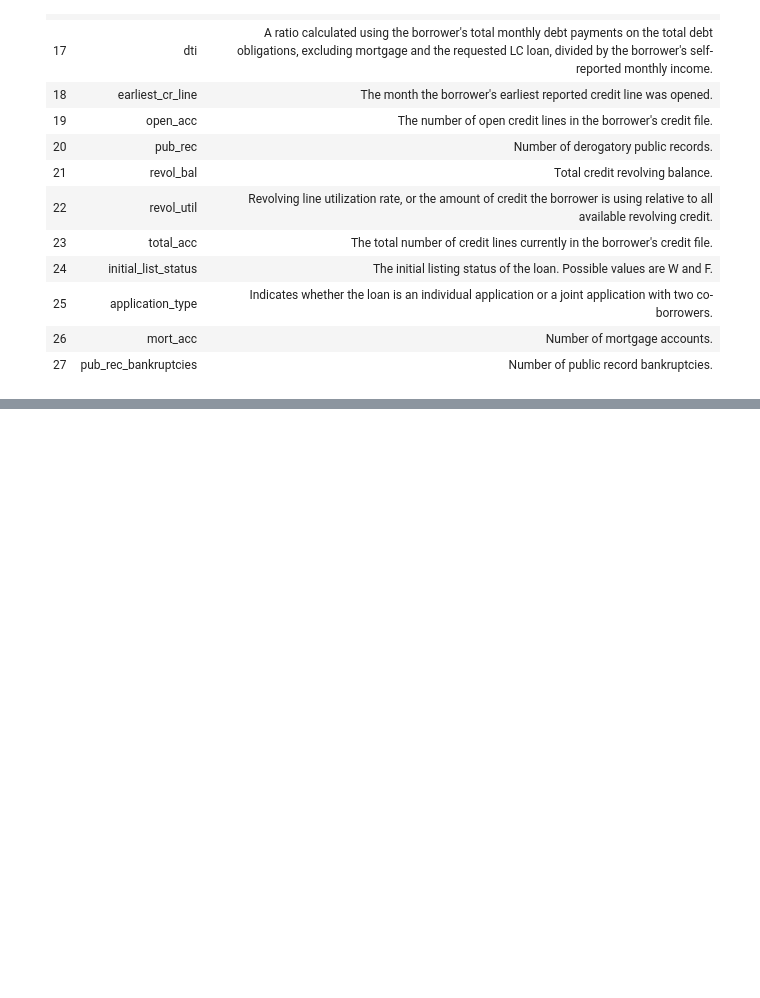
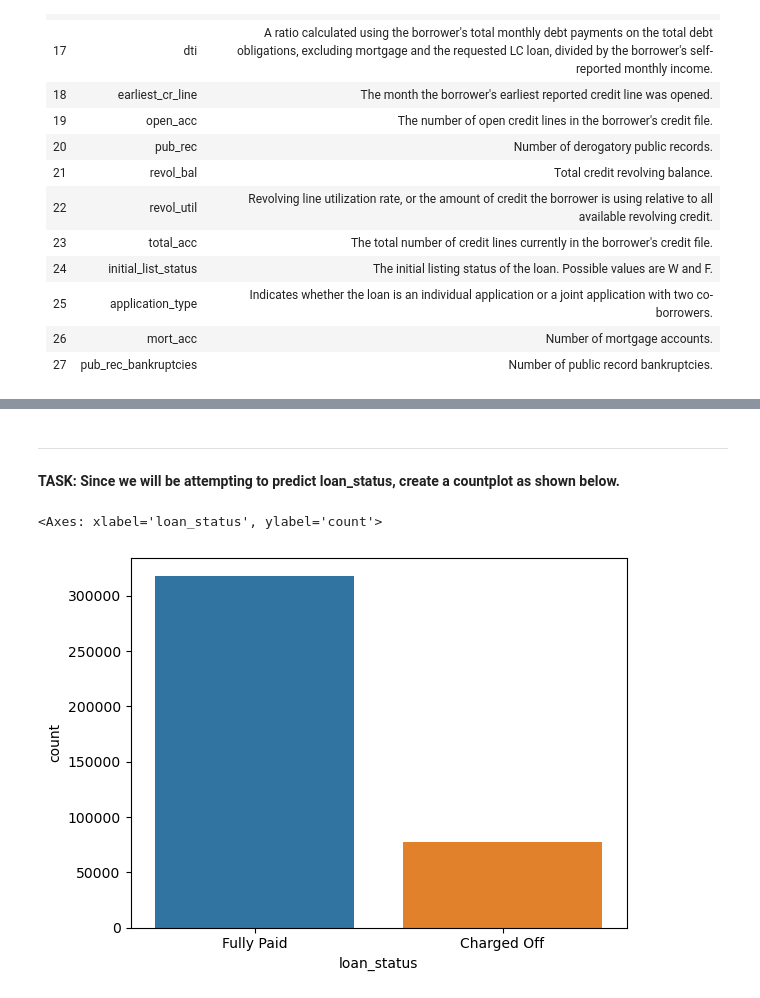
Before and after one commit to ranjansinghds/TensorFlow-Keras-API-Project, a Jupyter notebook: tensorflow_keras_project.ipynb, the cells around one changed output, grey strips where cells are left out. Cells and saved outputs as stored; diff of their text form; code cells hidden in the pictures; blank space fills up the shorter version.

```diff
--- a/tensorflow_keras_project.ipynb
+++ b/tensorflow_keras_project.ipynb
@@ -47,0 +72,2 @@ There are many LendingClub data sets on Kaggle. Here is the information on this
+# %%
+df = pd.read_csv('lending_club_loan_two.csv')
@@ -47,0 +99,9 @@ There are many LendingClub data sets on Kaggle. Here is the information on this
+# %% [markdown]
+---
+# %% [markdown]
+**TASK: Since we will be attempting to predict loan_status, create a countplot as shown below.**
+# %%
+sns.countplot(x='loan_status', data=df, hue='loan_status')
+# %% [output]
+<Axes: xlabel='loan_status', ylabel='count'>
+[figure, added]
```
Also changed, not shown: parts of 105 cells of this notebook.
